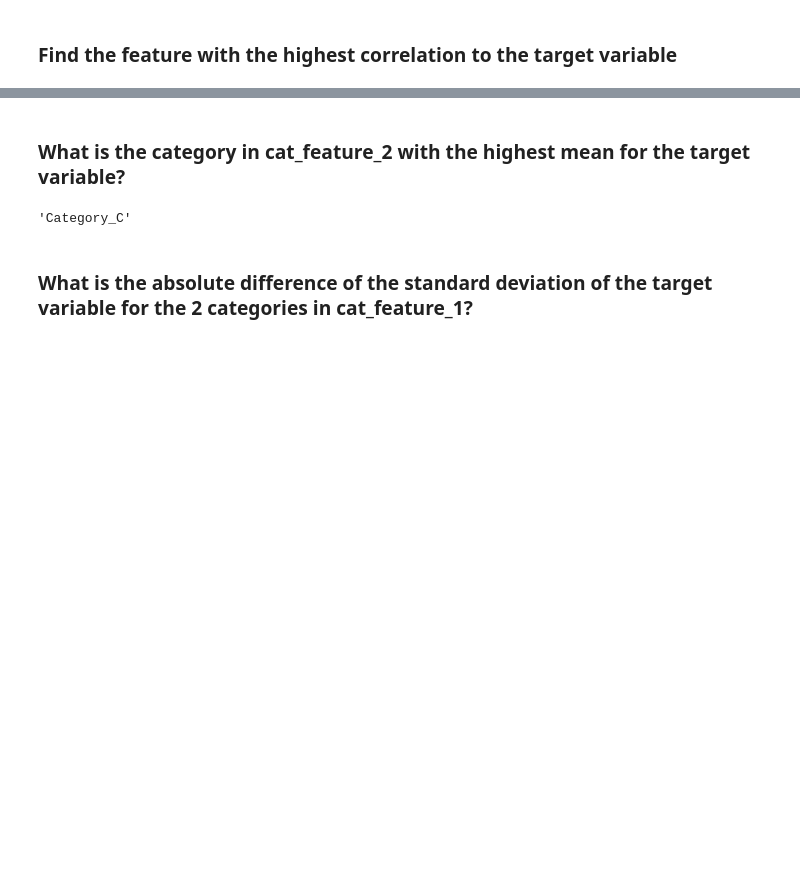
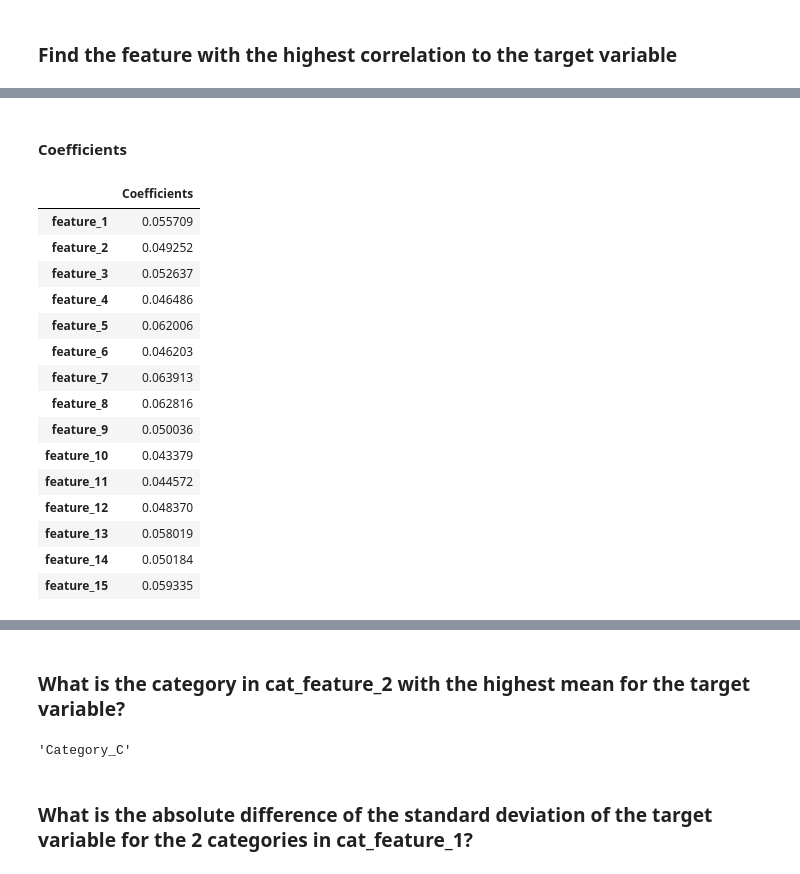
Before and after one commit to kir1m1/sk-data-science-hackathon, a Jupyter notebook: case_study.ipynb, the cells around one changed output, grey strips where cells are left out. Drawn from its saved outputs; the diff is of its cells as text; code cells hidden in the pictures; blank space fills up the shorter version.

```diff
--- a/case_study.ipynb
+++ b/case_study.ipynb
@@ -50,0 +53,22 @@ Highest correlated feature to the target variable is feature_7
+# %% [markdown]
+#### Coefficients
+# %%
+cdf = pd.DataFrame(coefficients, X.columns, columns=['Coefficients'])
+cdf
+# %% [output]
+|  | Coefficients |
+| feature_1 | 0.055709 |
+| feature_2 | 0.049252 |
+| feature_3 | 0.052637 |
+| feature_4 | 0.046486 |
+| feature_5 | 0.062006 |
+| feature_6 | 0.046203 |
+| feature_7 | 0.063913 |
+| feature_8 | 0.062816 |
+| feature_9 | 0.050036 |
+| feature_10 | 0.043379 |
+| feature_11 | 0.044572 |
+| feature_12 | 0.048370 |
+| feature_13 | 0.058019 |
+| feature_14 | 0.050184 |
+| feature_15 | 0.059335 |
```
Also changed, not shown: parts of 24 cells of this notebook, 1 other file.
